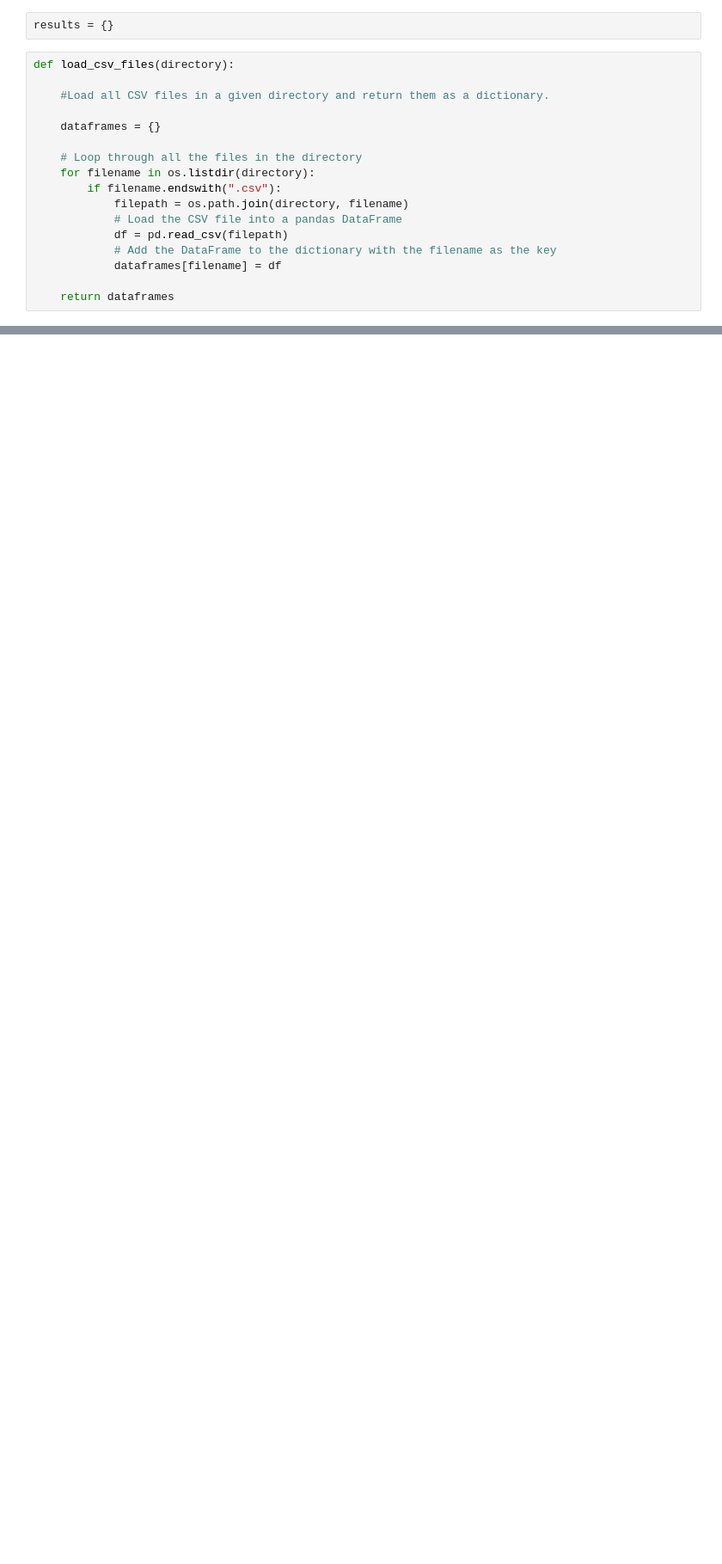
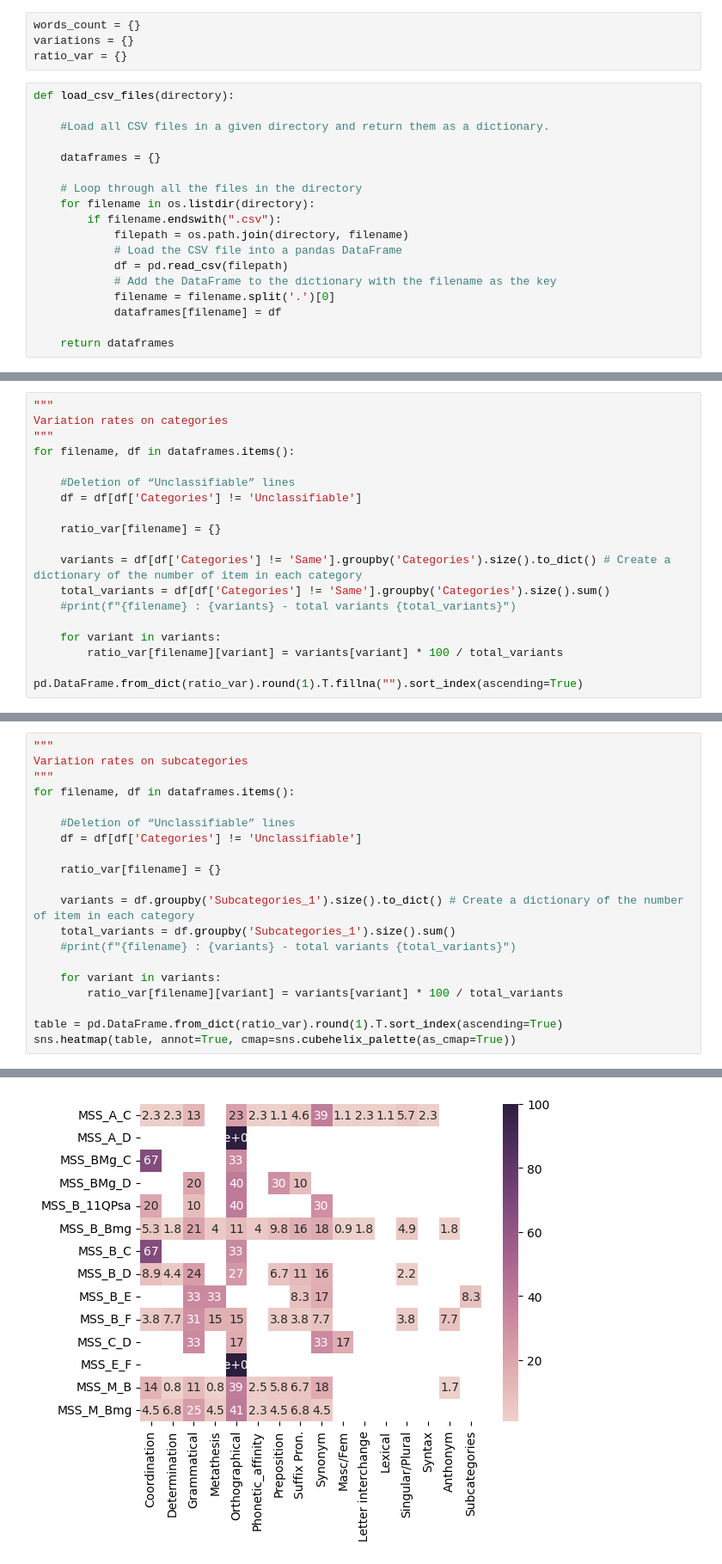
Before and after one commit to metz-theolab/Variant_Analysis_of_Ben_Sira_Hebrew_Manuscripts, a Jupyter notebook: Variant_Analysis.ipynb, the cells around one changed output, grey strips where cells are left out. Shown at 86% size. Cells and saved outputs as stored; diff of their text form; blank space fills up the shorter version.

Commit message:
Update code of Variant Analysis - Add ration per categories and subcategories

```diff
--- a/Variant_Analysis.ipynb
+++ b/Variant_Analysis.ipynb
@@ -4,7 +8,9 @@ import pandas as pd
 #Load data from csv
 #df = pd.read_csv("data/MS_A_C.csv")
 # %%
-results = {}
+words_count = {}
+variations = {}
+ratio_var = {}
 # %%
 def load_csv_files(directory):
 
@@ -19,6 +25,7 @@ def load_csv_files(directory):
             # Load the CSV file into a pandas DataFrame
             df = pd.read_csv(filepath)
             # Add the DataFrame to the dictionary with the filename as the key
+            filename = filename.split('.')[0]
             dataframes[filename] = df
 
     return dataframes
@@ -65,0 +115,19 @@ pd.DataFrame.from_dict(results).round(1)
+# %%
+"""
+Variation rates on categories
+"""
+for filename, df in dataframes.items():
+
+    #Deletion of “Unclassifiable” lines
+    df = df[df['Categories'] != 'Unclassifiable']
+
+    ratio_var[filename] = {}
+
+    variants = df[df['Categories'] != 'Same'].groupby('Categories').size().to_dict() # Create a dictionary of the number of item in each category
+    total_variants = df[df['Categories'] != 'Same'].groupby('Categories').size().sum()
+    #print(f"{filename} : {variants} - total variants {total_variants}")
+
+    for variant in variants:
+        ratio_var[filename][variant] = variants[variant] * 100 / total_variants
+
+pd.DataFrame.from_dict(ratio_var).round(1).T.fillna("").sort_index(ascending=True)
@@ -65,0 +150,21 @@ pd.DataFrame.from_dict(results).round(1)
+# %%
+"""
+Variation rates on subcategories
+"""
+for filename, df in dataframes.items():
+
+    #Deletion of “Unclassifiable” lines
+    df = df[df['Categories'] != 'Unclassifiable']
+
+    ratio_var[filename] = {}
+
+    variants = df.groupby('Subcategories_1').size().to_dict() # Create a dictionary of the number of item in each category
+    total_variants = df.groupby('Subcategories_1').size().sum()
+    #print(f"{filename} : {variants} - total variants {total_variants}")
+
+    for variant in variants:
+        ratio_var[filename][variant] = variants[variant] * 100 / total_variants
+
+table = pd.DataFrame.from_dict(ratio_var).round(1).T.sort_index(ascending=True)
+sns.heatmap(table, annot=True, cmap=sns.cubehelix_palette(as_cmap=True))
+# %% [output]
@@ -65,0 +172 @@ pd.DataFrame.from_dict(results).round(1)
+[figure, added]
```
Also changed, not shown: parts of 7 cells of this notebook, 1 other file.
